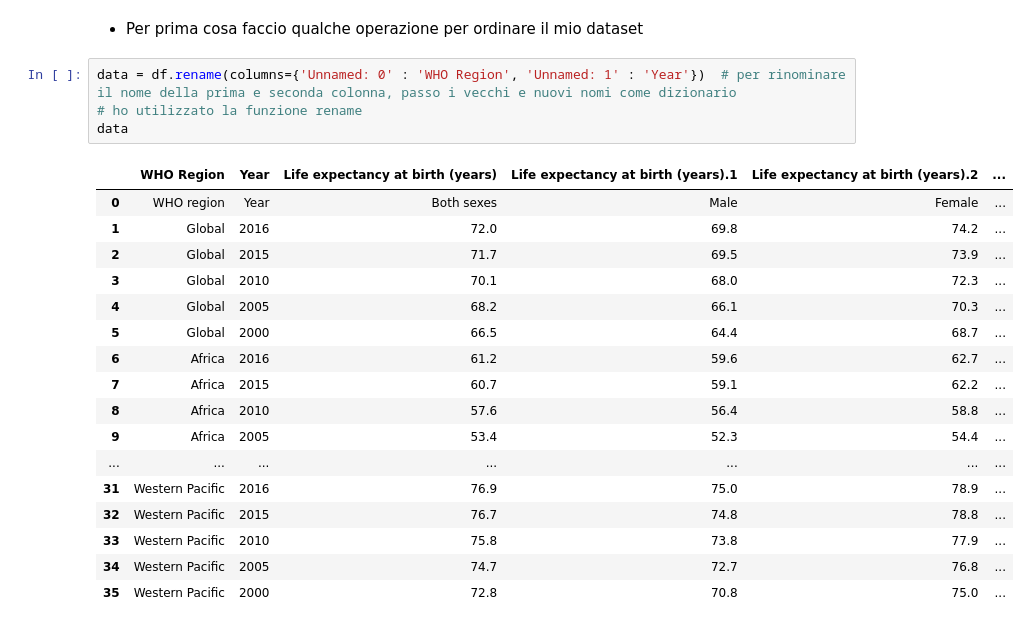
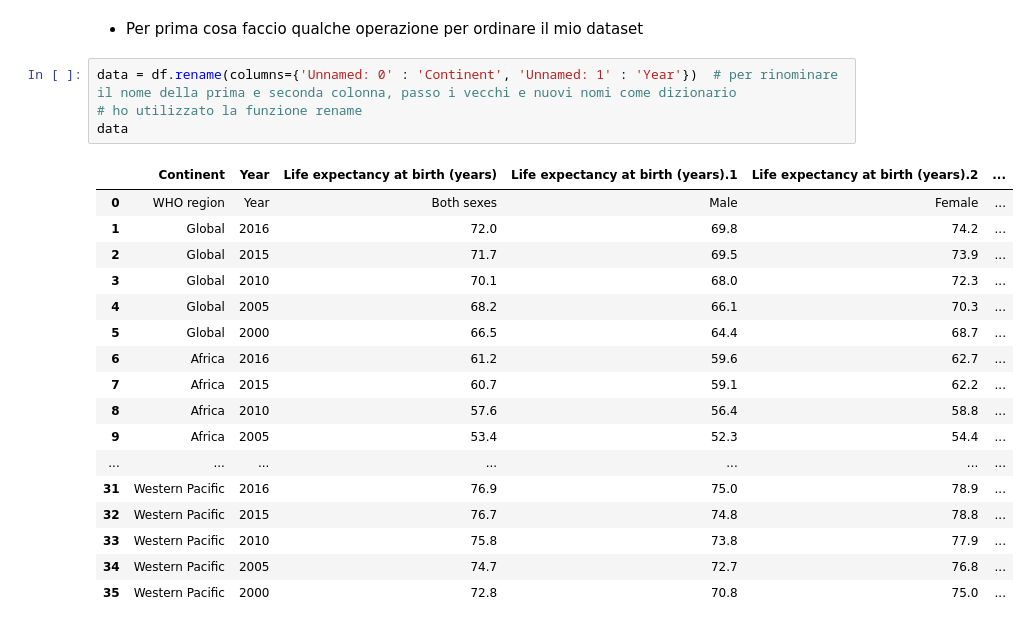
Before and after one commit to FRANCE2011/Uni-github, a Jupyter notebook: Sanitation and Global Health.ipynb, the cells around one changed output. Cells and saved outputs as stored; diff of their text form.

```diff
--- a/Sanitation and Global Health.ipynb
+++ b/Sanitation and Global Health.ipynb
@@ -330,11 +328,11 @@ df
 # %% [markdown]
 * Per prima cosa faccio qualche operazione per ordinare il mio dataset
 # %%
-data = df.rename(columns={'Unnamed: 0' : 'WHO Region', 'Unnamed: 1' : 'Year'})  # per rinominare il nome della prima e seconda colonna, passo i vecchi e nuovi nomi come dizionario
+data = df.rename(columns={'Unnamed: 0' : 'Continent', 'Unnamed: 1' : 'Year'})  # per rinominare il nome della prima e seconda colonna, passo i vecchi e nuovi nomi come dizionario
 # ho utilizzato la funzione rename
 data
 # %% [output]
-|  | WHO Region | Year | Life expectancy at birth (years) | Life expectancy at birth (years).1 | Life expectancy at birth (years).2 | ... |
+|  | Continent | Year | Life expectancy at birth (years) | Life expectancy at birth (years).1 | Life expectancy at birth (years).2 | ... |
 | 0 | WHO region | Year | Both sexes | Male | Female | ... |
 | 1 | Global | 2016 | 72.0 | 69.8 | 74.2 | ... |
 | 2 | Global | 2015 | 71.7 | 69.5 | 73.9 | ... |
```
Also changed, not shown: parts of 32 cells of this notebook.
